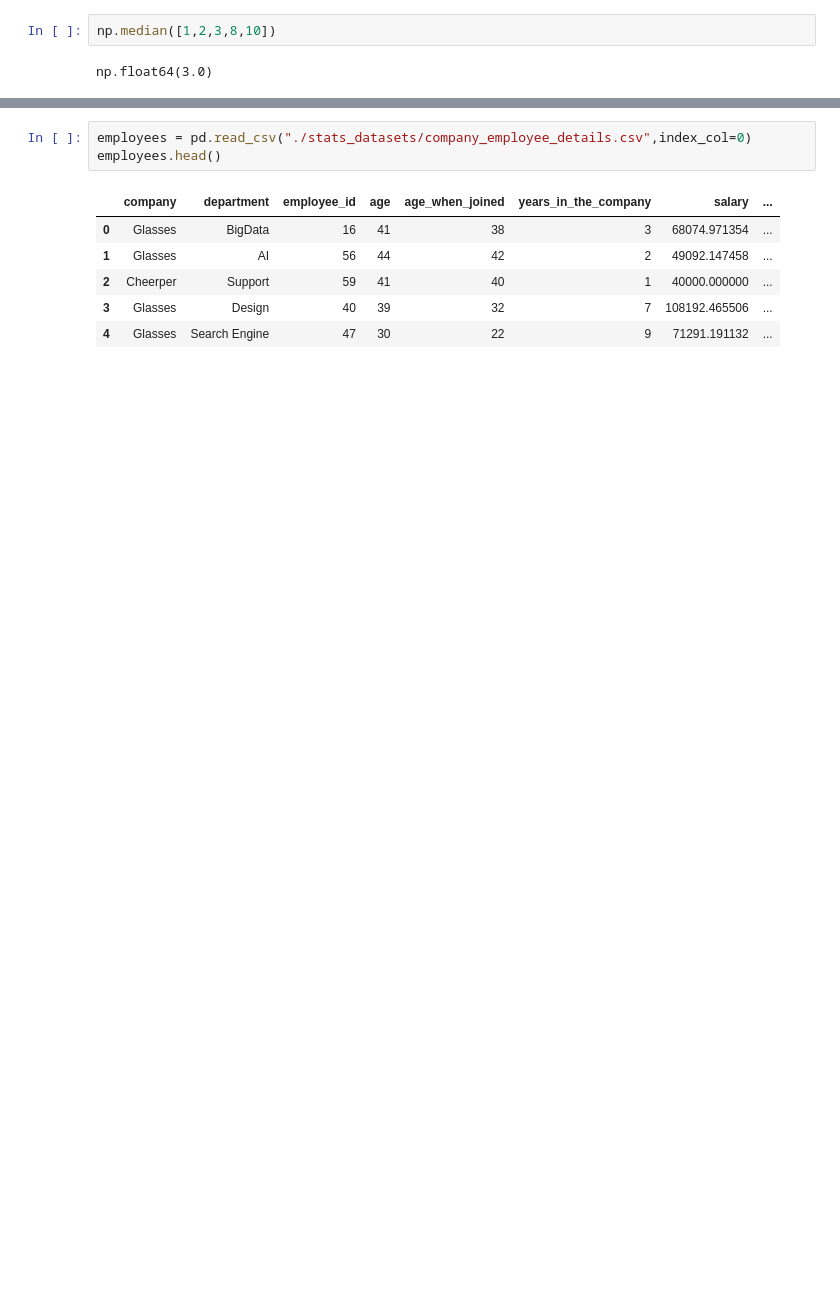
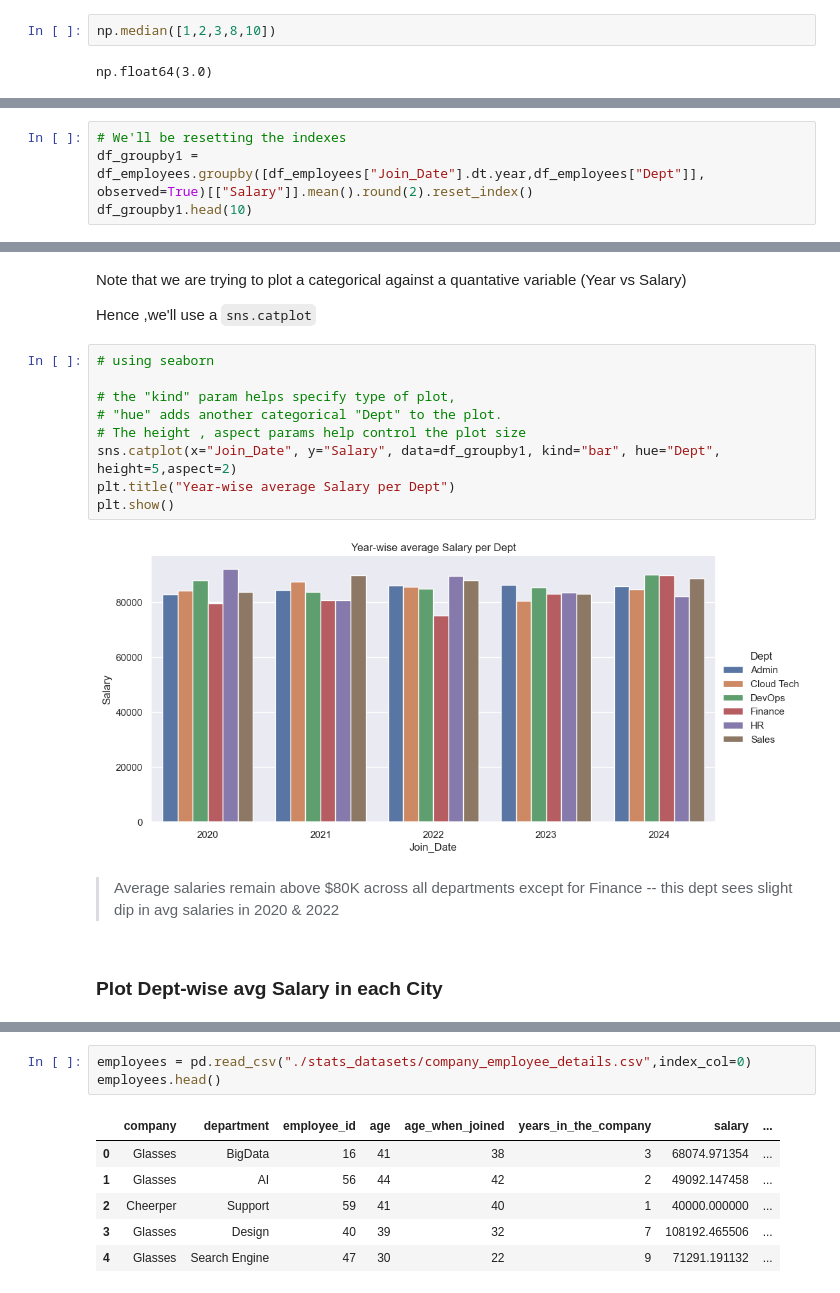
Before and after one commit to abhijeet-bhambere/statistics_in_python, a Jupyter notebook: statsinpython_rev1.ipynb, the cells around one changed output, grey strips where cells are left out. Cells and saved outputs as stored; diff of their text form; blank space fills up the shorter version.

```diff
--- a/statsinpython_rev1.ipynb
+++ b/statsinpython_rev1.ipynb
@@ -476,0 +1212,4 @@ ______
+# %%
+# We'll be resetting the indexes
+df_groupby1 = df_employees.groupby([df_employees["Join_Date"].dt.year,df_employees["Dept"]], observed=True)[["Salary"]].mean().round(2).reset_index()
+df_groupby1.head(10)
@@ -476,0 +1250,19 @@ ______
+# %% [markdown]
+Note that we are trying to plot a categorical against a quantative variable (Year vs Salary)
+
+Hence ,we'll use a `sns.catplot`
+# %%
+# using seaborn
+
+# the "kind" param helps specify type of plot,
+# "hue" adds another categorical "Dept" to the plot.
+# The height , aspect params help control the plot size
+sns.catplot(x="Join_Date", y="Salary", data=df_groupby1, kind="bar", hue="Dept", height=5,aspect=2)
+plt.title("Year-wise average Salary per Dept")
+plt.show()
+# %% [output]
+[figure, added]
+# %% [markdown]
+>Average salaries remain above $80K across all departments except for Finance -- this dept sees slight dip in avg salaries in 2020 & 2022
+# %% [markdown]
+### Plot Dept-wise avg Salary in each City
```
Also changed, not shown: parts of 251 cells of this notebook.
